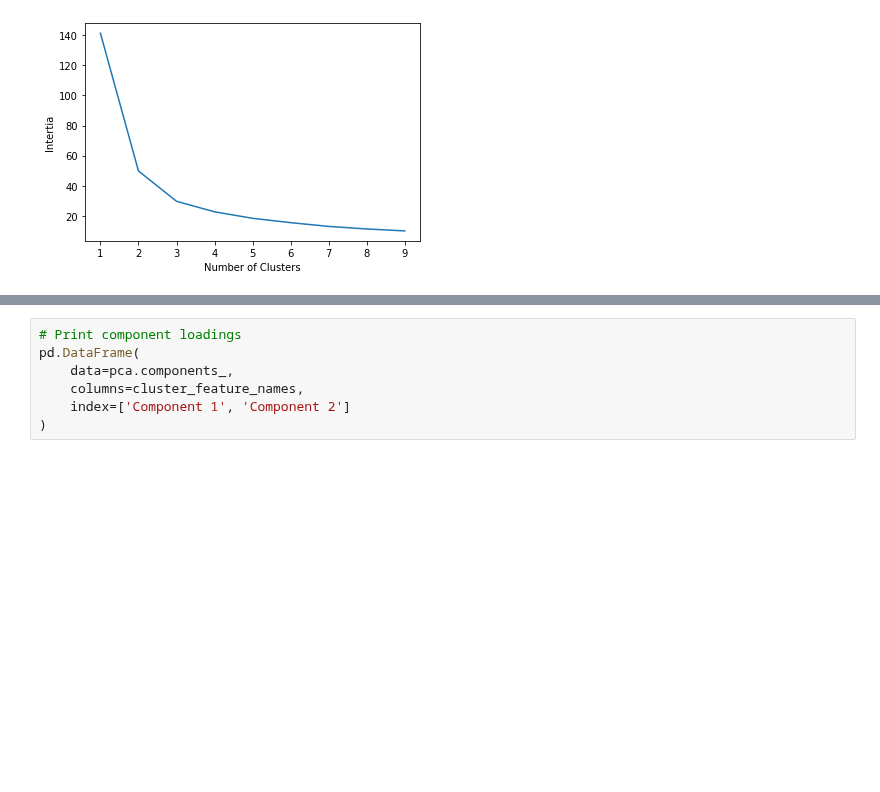
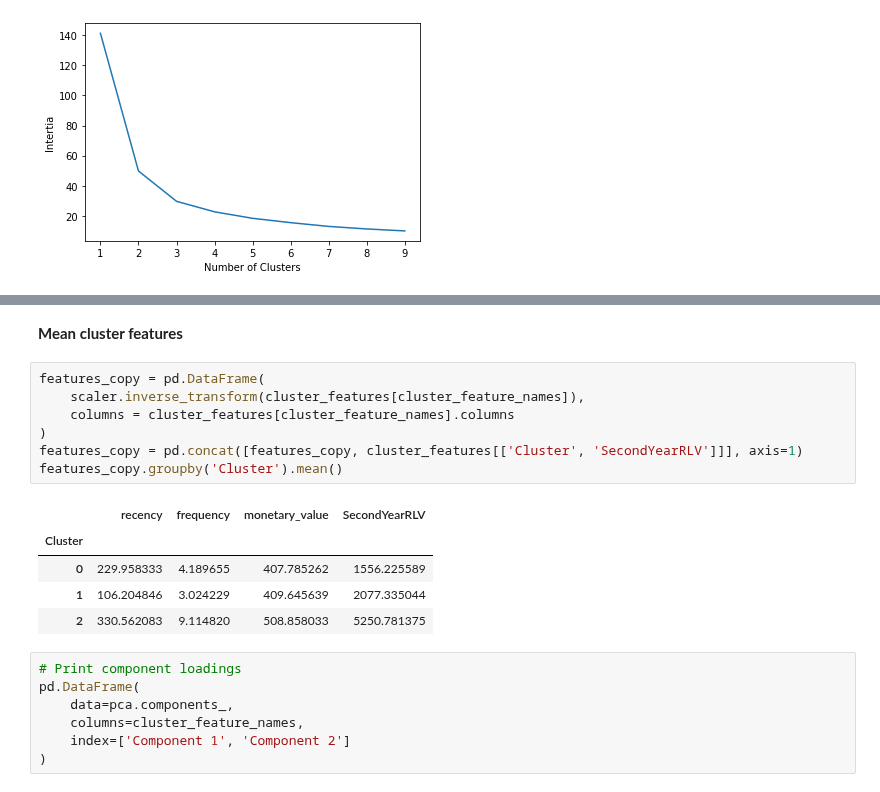
Before and after one commit to W-Tran/Online-Retail, a Jupyter notebook: clustering_daily.ipynb, the cells around one changed output, grey strips where cells are left out. Cells and saved outputs as stored; diff of their text form; blank space fills up the shorter version.

```diff
--- a/clustering_daily.ipynb
+++ b/clustering_daily.ipynb
@@ -96,6 +145,21 @@ Explained variance ratio: [0.89842138 0.05825198]
 Total explained variance: 0.9566733587534938
 [figure]
 [figure]
+# %% [markdown]
+**Mean cluster features**
+# %%
+features_copy = pd.DataFrame(
+    scaler.inverse_transform(cluster_features[cluster_feature_names]),
+    columns = cluster_features[cluster_feature_names].columns
+)
+features_copy = pd.concat([features_copy, cluster_features[['Cluster', 'SecondYearRLV']]], axis=1)
+features_copy.groupby('Cluster').mean()
+# %% [output]
+|  | recency | frequency | monetary_value | SecondYearRLV |
+| Cluster |  |  |  |  |
+| 0 | 229.958333 | 4.189655 | 407.785262 | 1556.225589 |
+| 1 | 106.204846 | 3.024229 | 409.645639 | 2077.335044 |
+| 2 | 330.562083 | 9.114820 | 508.858033 | 5250.781375 |
 # %%
 # Print component loadings
 pd.DataFrame(
```
Also changed, not shown: parts of 37 cells of this notebook.
